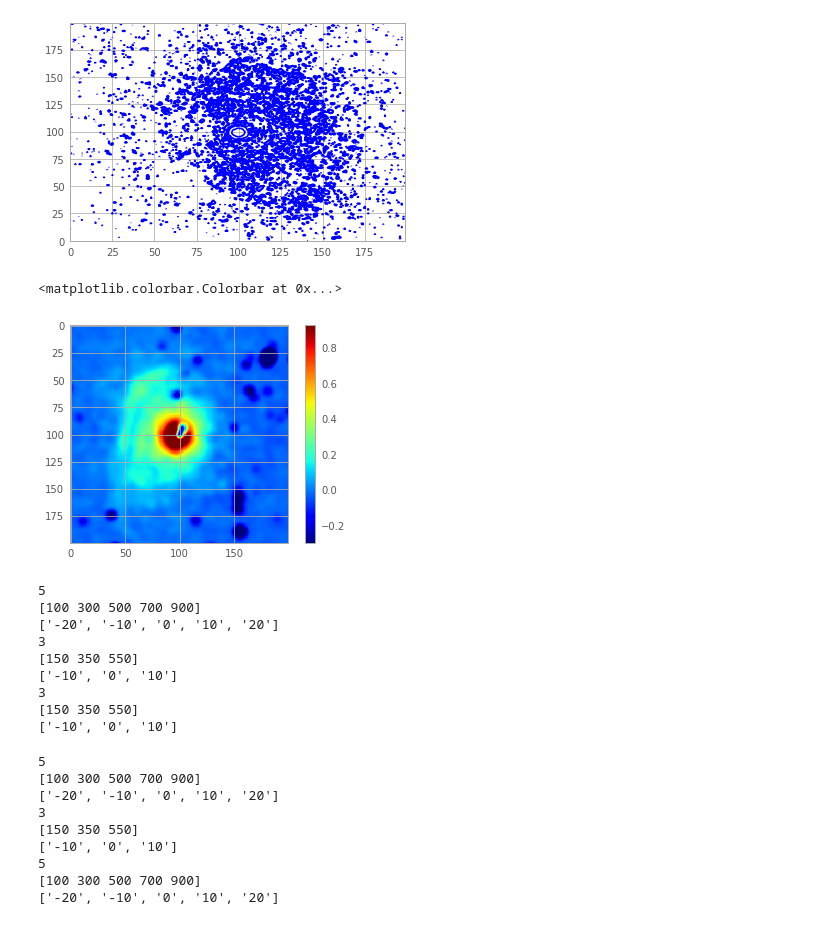
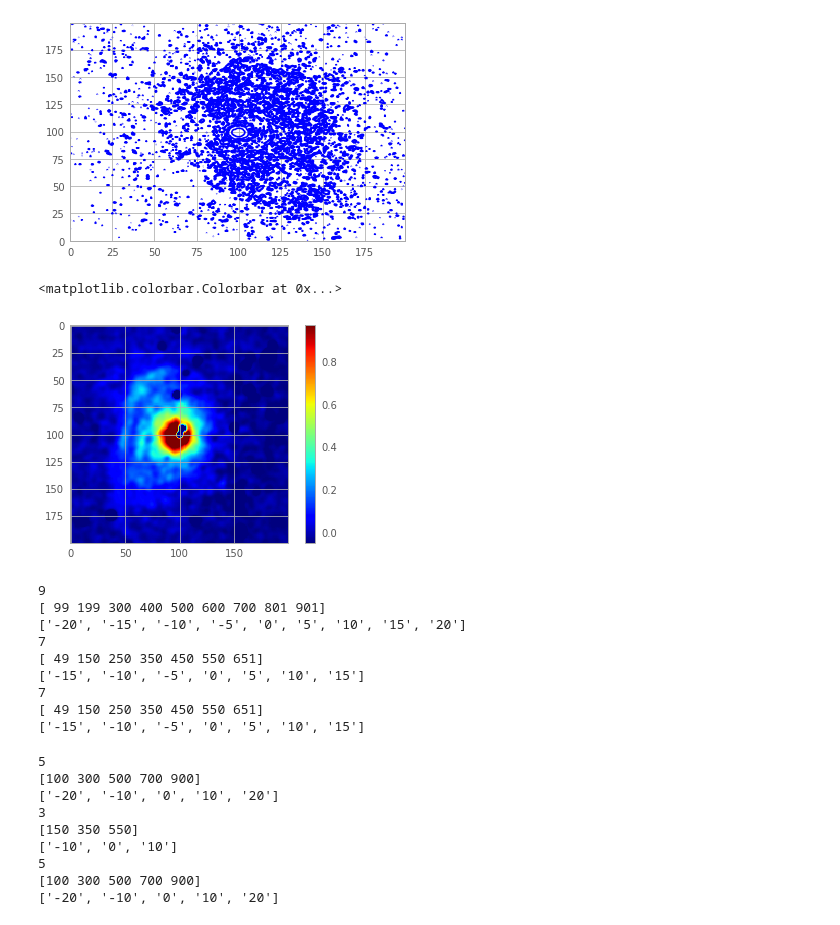
Before and after one commit to cosmologie/H_alpha_scripts, a Jupyter notebook: H_alpha_continuum_subtraction_NGC4203.ipynb, the cells around one changed output. Cells and saved outputs as stored; diff of their text form; code cells hidden in the pictures.

```diff
--- a/H_alpha_continuum_subtraction_NGC4203.ipynb
+++ b/H_alpha_continuum_subtraction_NGC4203.ipynb
@@ -293,43 +294,42 @@ plt.contour(full_image[400:600,400:600], colors='blue', levels=np.percentile(ful
 # %%
 %matplotlib inline
 dust_file = "C:/Users/emily/Documents/ARC Summer 2019/FITS files/Dust/NGC4203_dust_colorsub_smoothed.fits"
 with fits.open(dust_file) as df:
     dust_hdr = df[1].header
     dust = df[1].data
 
 dust_img = -ndi.gaussian_filter(dust, 2.0)
-dustmin = np.percentile(dust_img, 1)
+dustmin = np.percentile(dust_img, 10)
 dustmax = np.percentile(dust_img, 99.9)
 
 plt.imshow(dust_img[250:450, 250:450], vmin=dustmin, vmax=dustmax, cmap=mat.cm.jet)
 plt.colorbar()
 # %% [output]
 <matplotlib.colorbar.Colorbar at 0x...>
-[figure, old version]
+[figure, new version]
 # %%
 %matplotlib qt
-plt.clf()
+
 nums = [1e-18, 2e-18, 3e-18, 5e-18, 6e-17]
 
-ax1,extw1,w1=mam.make_plot(h_img,hdr,dval=10.01,cmap=mat.cm.jet,vmin=-1e-17,vmax=7e-17)
-ax2,extw2,w2=mam.make_plot(dust_img,dust_hdr,dval=10.01,cmap=mat.cm.jet,vmin=-0.1,vmax=0.3)
+ax1,extw1,w1=mam.make_plot(h_img,hdr,dval=5.01,cmap=mat.cm.jet,vmin=-1e-17,vmax=7e-17)
+ax2,extw2,w2=mam.make_plot(dust_img,dust_hdr,dval=5.01,cmap=mat.cm.jet,vmin=-0.1,vmax=0.3)
 
-mam.make_plot(dust_img,dust_hdr,dval=10.01,cmap=mat.cm.jet,vmin=np.percentile(dust, 1), vmax=np.percentile(dust, 99))
-plt.colorbar()
+mam.make_plot(dust_img,dust_hdr,dval=5.01,cmap=mat.cm.jet,vmin=dustmin, vmax=dustmax)
+
 plt.contour(h_img,extent=extw1,levels=nums,colors='w', linewidths=4)
-plt.title(galaxy)
 plt.show()
 #plt.savefig(ims+"final/"+galaxy+"_Ha_on_dust_contour.jpg", bbox_inches = 'tight')
 # %% [output]
-5
-[100 300 500 700 900]
-['-20', '-10', '0', '10', '20']
-3
-[150 350 550]
-['-10', '0', '10']
-3
-[150 350 550]
-['-10', '0', '10']
+9
+[ 99 199 300 400 500 600 700 801 901]
+['-20', '-15', '-10', '-5', '0', '5', '10', '15', '20']
+7
+[ 49 150 250 350 450 550 651]
+['-15', '-10', '-5', '0', '5', '10', '15']
+7
+[ 49 150 250 350 450 550 651]
+['-15', '-10', '-5', '0', '5', '10', '15']
 # %%
 #plt.savefig(ims+"final/"+galaxy+"_Ha_on_dust_contour.jpg", bbox_inches = 'tight')
 # %%
```
Also changed, not shown: parts of 4 cells of this notebook, 3 other files.
